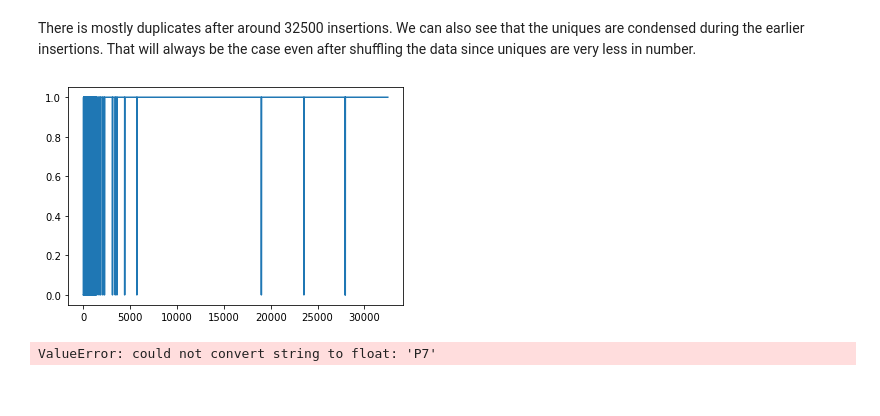
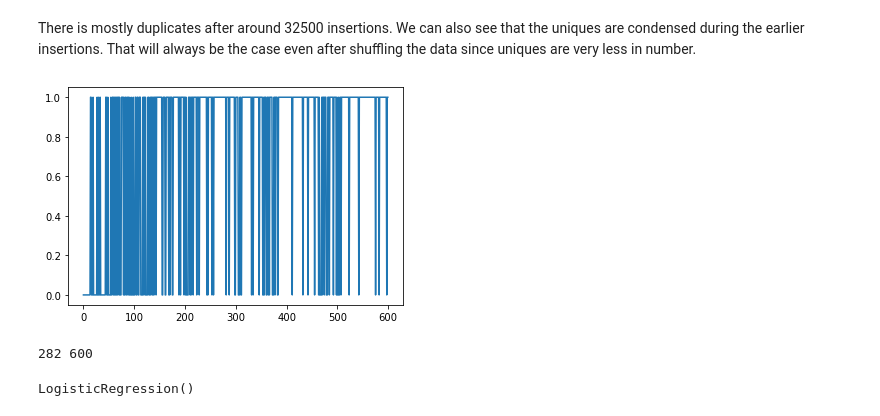
Before and after one commit to SiliconAlchemist/Learned_Stable_Bloom_Filters, a Jupyter notebook: LSBF_LR_Clickstream.ipynb, the cells around one changed output. Drawn from its saved outputs; the diff is of its cells as text; code cells hidden in the pictures.

```diff
--- a/LSBF_LR_Clickstream.ipynb
+++ b/LSBF_LR_Clickstream.ipynb
@@ -35,6 +36,3 @@ print(len(unq),len(sel_cols))
 218 165474
 # %% [markdown]
 This implies that the data is dense in terms of duplicates.
-# %%
-for u in sel_cols:
-    print(u)
@@ -88,0 +94,3 @@ sel_cols
+# %%
+label_encoder = preprocessing.LabelEncoder()
+sel_cols['model']= label_encoder.fit_transform(sel_cols['model'])
@@ -95,11 +124,16 @@ plt.show()
 # %% [markdown]
 There is mostly duplicates after around 32500 insertions. We can also see that the uniques are condensed during the earlier insertions. That will always be the case even after shuffling the data since uniques are very less in number.
 # %%
-sel_cols_short=sel_cols[0:32500]
+sel_cols_short=sel_cols[0:600]
 plt.plot(sel_cols_short['is_duplicate'])
 plt.show()
 # %% [output]
-[figure, old version]
+[figure, new version]
+# %%
+unq=sel_cols_short.drop_duplicates()
+print(len(unq),len(sel_cols_short))
+# %% [output]
+282 600
 # %%
 X = sel_cols_short.loc[:, sel_cols_short.columns != 'is_duplicate']
 y = sel_cols_short.loc[:, sel_cols_short.columns == 'is_duplicate']
@@ -108,4 +142,4 @@ X_train, X_test, y_train, y_test = train_test_split(X, y, test_size=0.3, random_
 logreg = LogisticRegression()
 logreg.fit(X_train, y_train)
 # %% [output]
-ValueError: could not convert string to float: 'P7'
+LogisticRegression()
```
Also changed, not shown: parts of 8 cells of this notebook, 2 other files.
